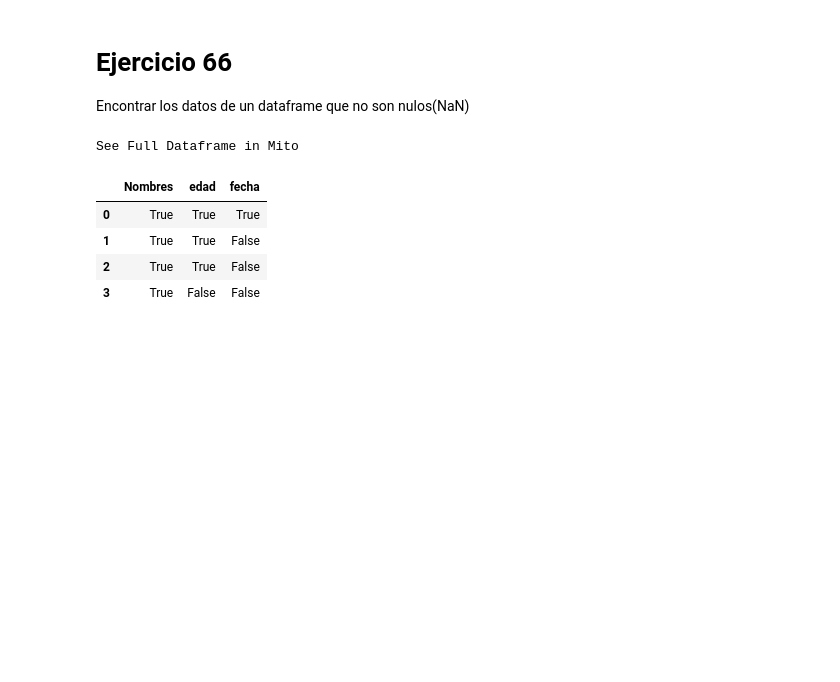
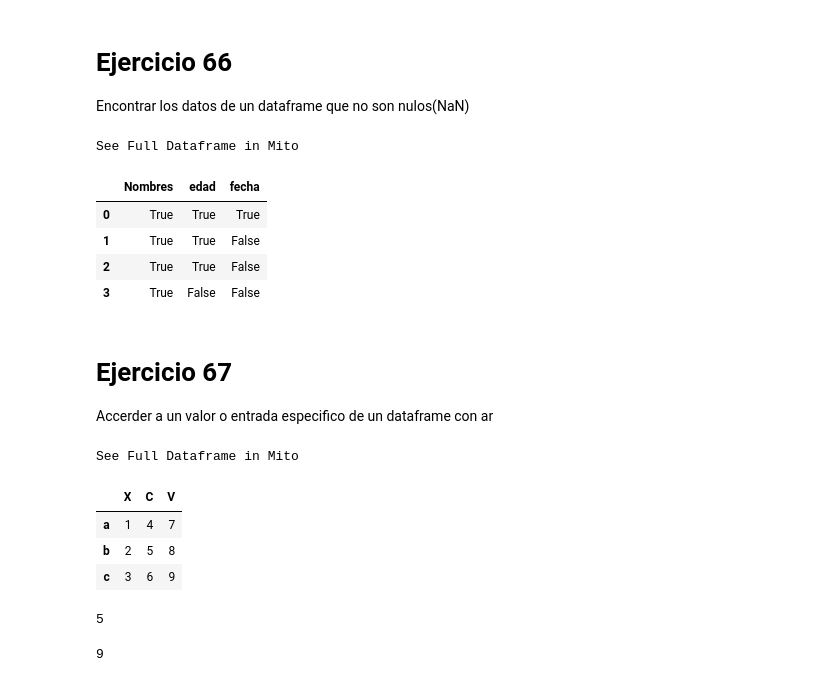
Before and after one commit to TherealVL/Ejercicios_Pandas, a Jupyter notebook: Ejercicios_Panda.ipynb, the cells around one changed output. Cells and saved outputs as stored; diff of their text form; code cells hidden in the pictures; blank space fills up the shorter version.

Commit message:
Ejercicio 67

```diff
--- a/Ejercicios_Panda.ipynb
+++ b/Ejercicios_Panda.ipynb
@@ -863,3 +863,26 @@ See Full Dataframe in Mito
 | 1 | True | True | False |
 | 2 | True | True | False |
 | 3 | True | False | False |
+# %% [markdown]
+# Ejercicio 67
+Accerder a un valor o entrada especifico de un dataframe con ar
+# %%
+datos67 = {'X':[1,2,3],'C':[4,5,6],'V':[7,8,9]}
+indice67 = ['a','b','c']
+# %%
+df67 = pd.DataFrame(data=datos67, index=indice67)
+df67
+# %% [output]
+See Full Dataframe in Mito
+|  | X | C | V |
+| a | 1 | 4 | 7 |
+| b | 2 | 5 | 8 |
+| c | 3 | 6 | 9 |
+# %%
+df67.at['b','C']
+# %% [output]
+5
+# %%
+df67.at['c','V']
+# %% [output]
+9
```
